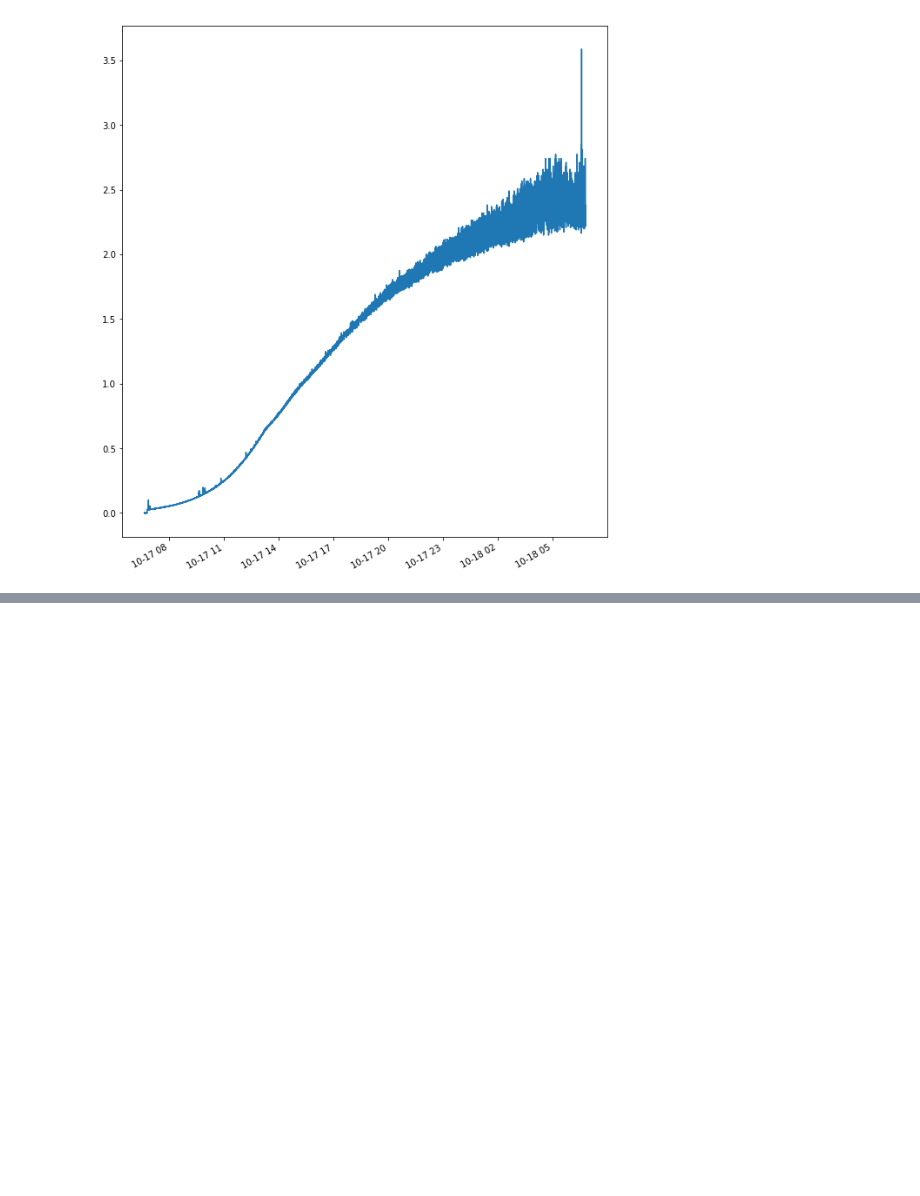
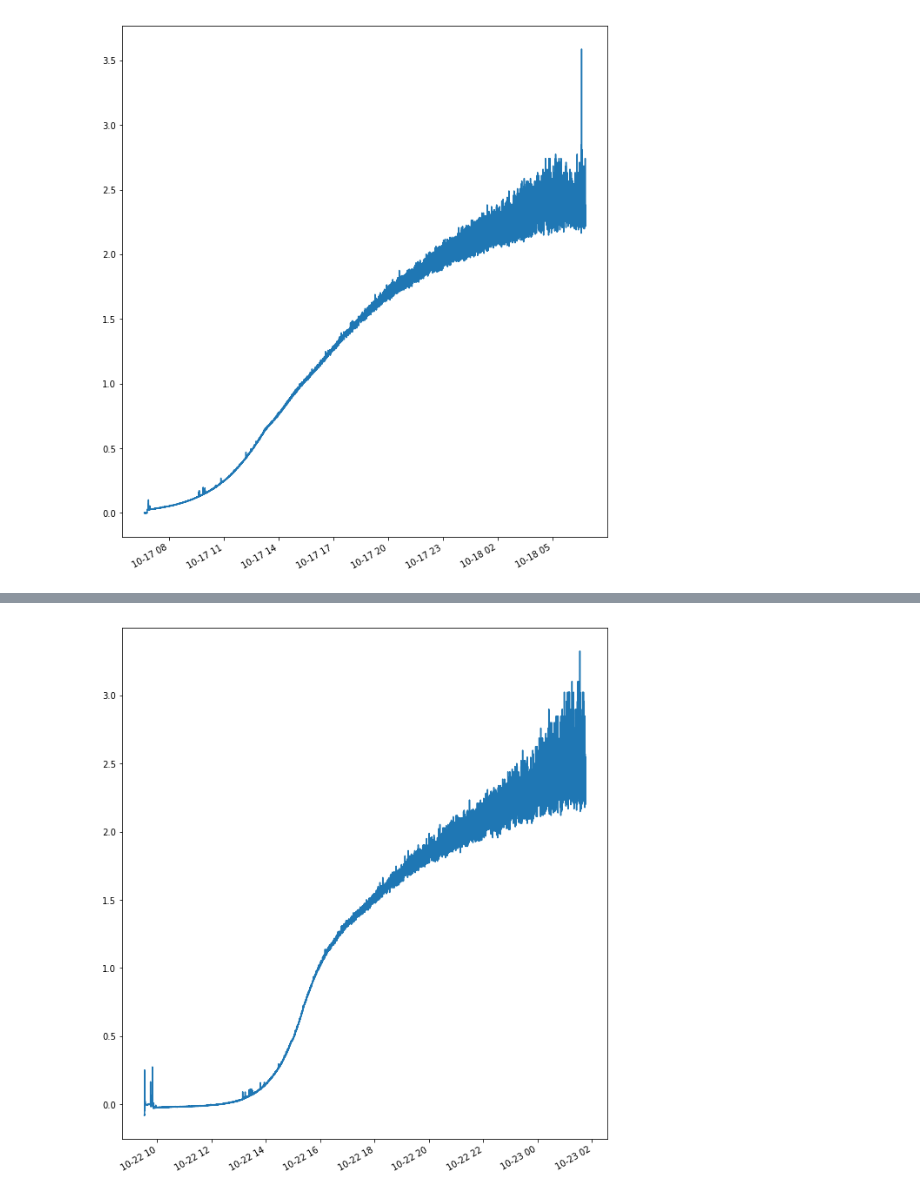
Before and after one commit to Biomaker/2018-opensourcebioreactor, a Jupyter notebook: photometer/photometer_data.ipynb, the cells around one changed output, grey strips where cells are left out. Cells and saved outputs as stored; diff of their text form; code cells hidden in the pictures; blank space fills up the shorter version.

```diff
--- a/photometer/photometer_data.ipynb
+++ b/photometer/photometer_data.ipynb
@@ -155,0 +221,11 @@ plt.show()
+# %%
+data4["time"] = pd.to_datetime(data4["time"], format="%Y-%m-%d_%H:%M:%S")
+x=data4["time"][0:8000]
+y=data4["OD"][0:8000]
+
+plt.figure(figsize=(10,12))
+plt.plot(x, y)
+plt.gcf().autofmt_xdate()
+plt.show()
+# %% [output]
+[figure, added]
```
Also changed, not shown: parts of 5 cells of this notebook, 1 other file.
